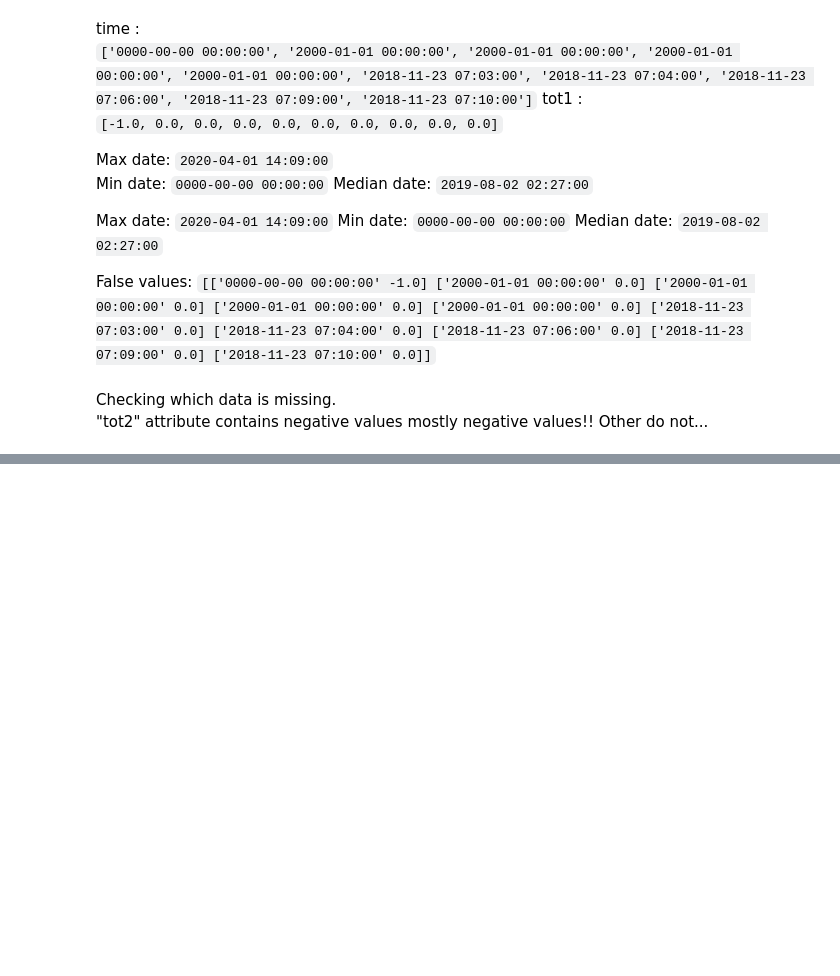
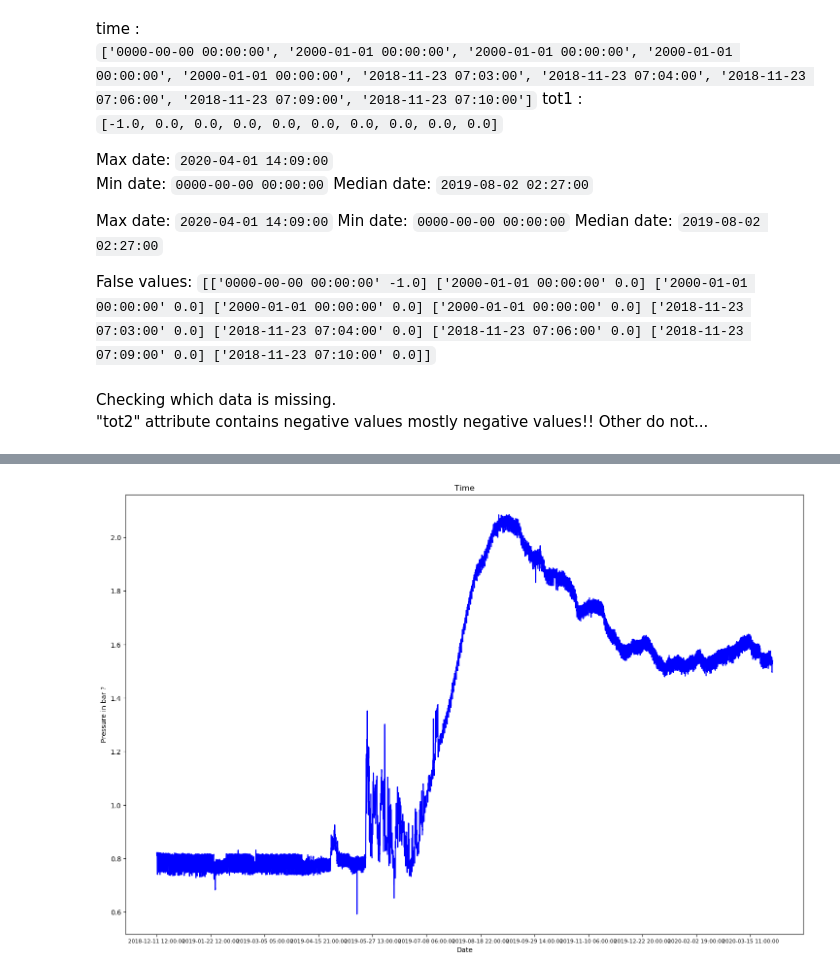
Before and after one commit to Zan-23/IJS_water_loss, a Jupyter notebook: notebooks/Intial data analysis.ipynb, the cells around one changed output, grey strips where cells are left out. Saved outputs shown, nothing was run; the diff lists cells and outputs as text; code cells hidden in the pictures; blank space fills up the shorter version.

```diff
--- a/notebooks/Intial data analysis.ipynb
+++ b/notebooks/Intial data analysis.ipynb
@@ -140,0 +188,13 @@ plt.savefig('test.png')
+# %%
+fig = plt.figure(figsize=(18, 12), dpi= 100, facecolor='w')
+plt.plot(timestamp_data_248, y_axis_data_248, color="blue")
+
+plt.ylabel('Pressure in bar ?')
+plt.xlabel('Date')
+plt.xticks([i for i in range(0,len(y_axis_data), 1000)])
+plt.rc('xtick',labelsize=8)
+plt.title('Time')
+# plt.savefig('blue_id.png')
+plt.show()
+# %% [output]
+[figure, added]
```
Also changed, not shown: parts of 10 cells of this notebook, 1 other file.
